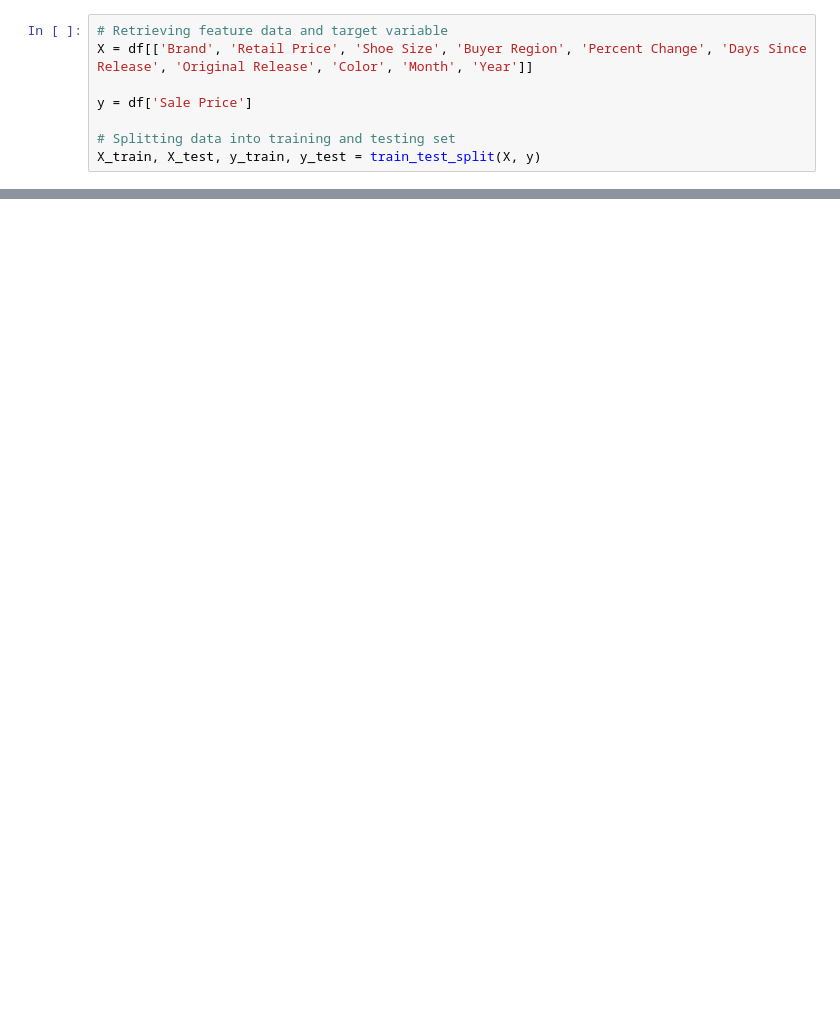
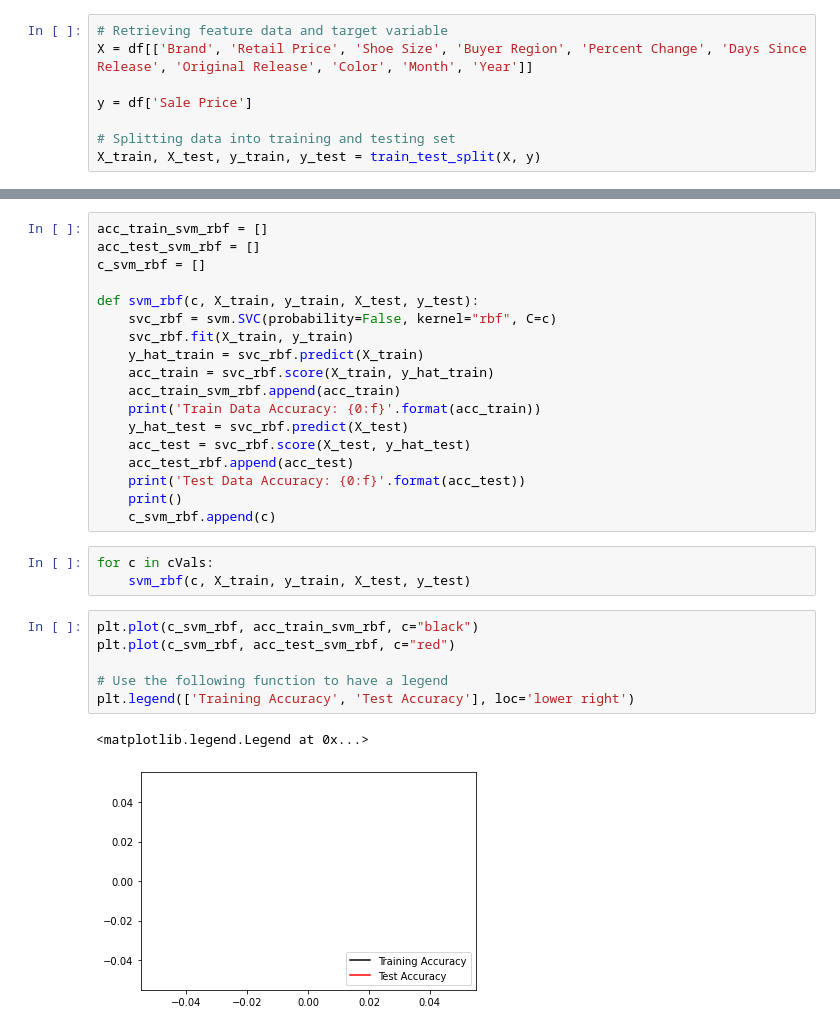
Before and after one commit to Niangmodou/CS-4563-Project, a Jupyter notebook: CS4563Project.ipynb, the cells around one changed output, grey strips where cells are left out. Cells and saved outputs as stored; diff of their text form; blank space fills up the shorter version.

```diff
--- a/CS4563Project.ipynb
+++ b/CS4563Project.ipynb
@@ -239,0 +264,30 @@ LogisticRegression(C=1.0, class_weight=None, dual=False, fit_intercept=True,
+# %%
+acc_train_svm_rbf = []
+acc_test_svm_rbf = []
+c_svm_rbf = []
+
+def svm_rbf(c, X_train, y_train, X_test, y_test):
+    svc_rbf = svm.SVC(probability=False, kernel="rbf", C=c)
+    svc_rbf.fit(X_train, y_train)
+    y_hat_train = svc_rbf.predict(X_train)
+    acc_train = svc_rbf.score(X_train, y_hat_train)
+    acc_train_svm_rbf.append(acc_train)
+    print('Train Data Accuracy: {0:f}'.format(acc_train))
+    y_hat_test = svc_rbf.predict(X_test)
+    acc_test = svc_rbf.score(X_test, y_hat_test)
+    acc_test_rbf.append(acc_test)
+    print('Test Data Accuracy: {0:f}'.format(acc_test))
+    print()
+    c_svm_rbf.append(c)
+# %%
+for c in cVals:
+    svm_rbf(c, X_train, y_train, X_test, y_test)
+# %%
+plt.plot(c_svm_rbf, acc_train_svm_rbf, c="black")
+plt.plot(c_svm_rbf, acc_test_svm_rbf, c="red")
+
+# Use the following function to have a legend
+plt.legend(['Training Accuracy', 'Test Accuracy'], loc='lower right')
+# %% [output]
+<matplotlib.legend.Legend at 0x...>
+[figure, added]
```
Also changed, not shown: parts of 22 cells of this notebook.
